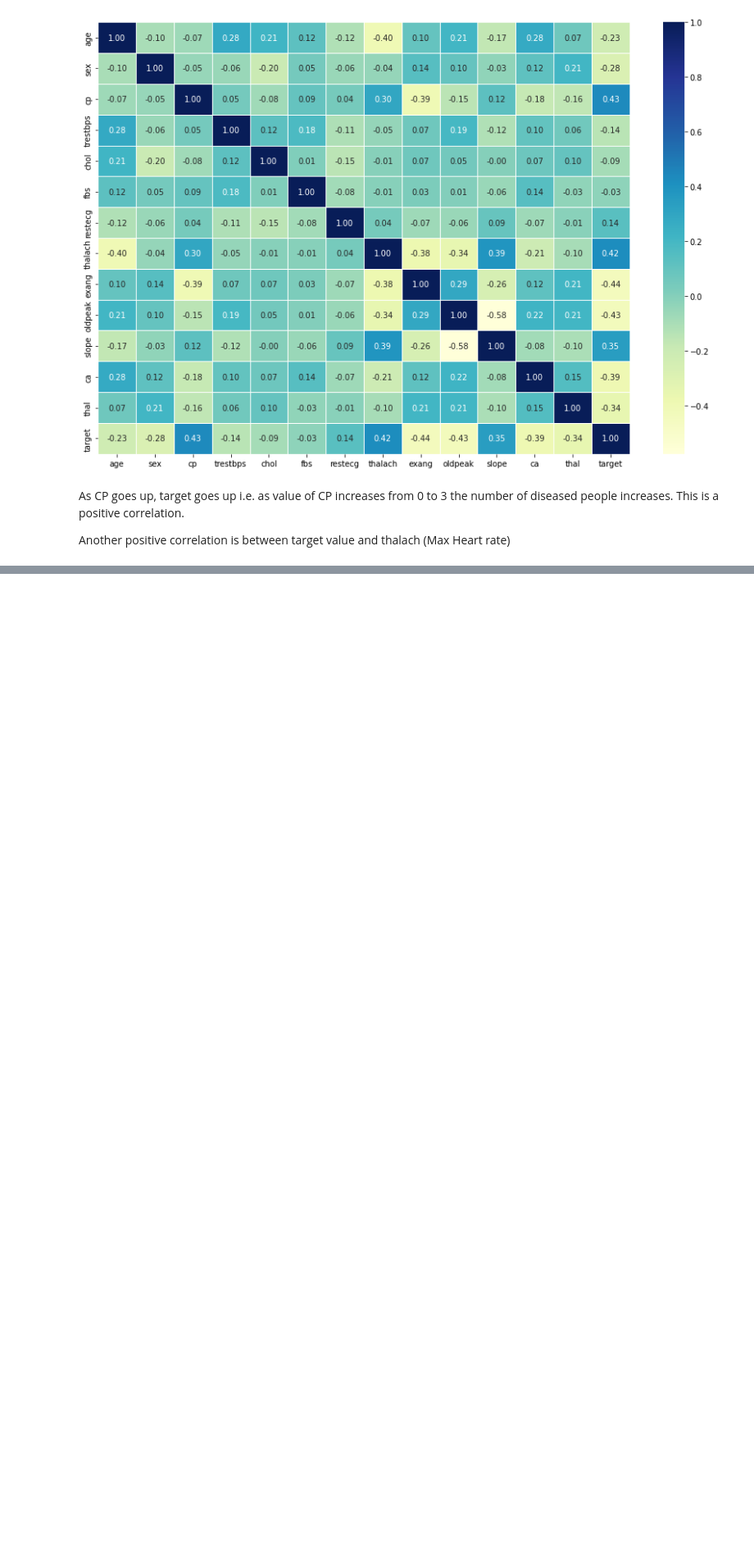
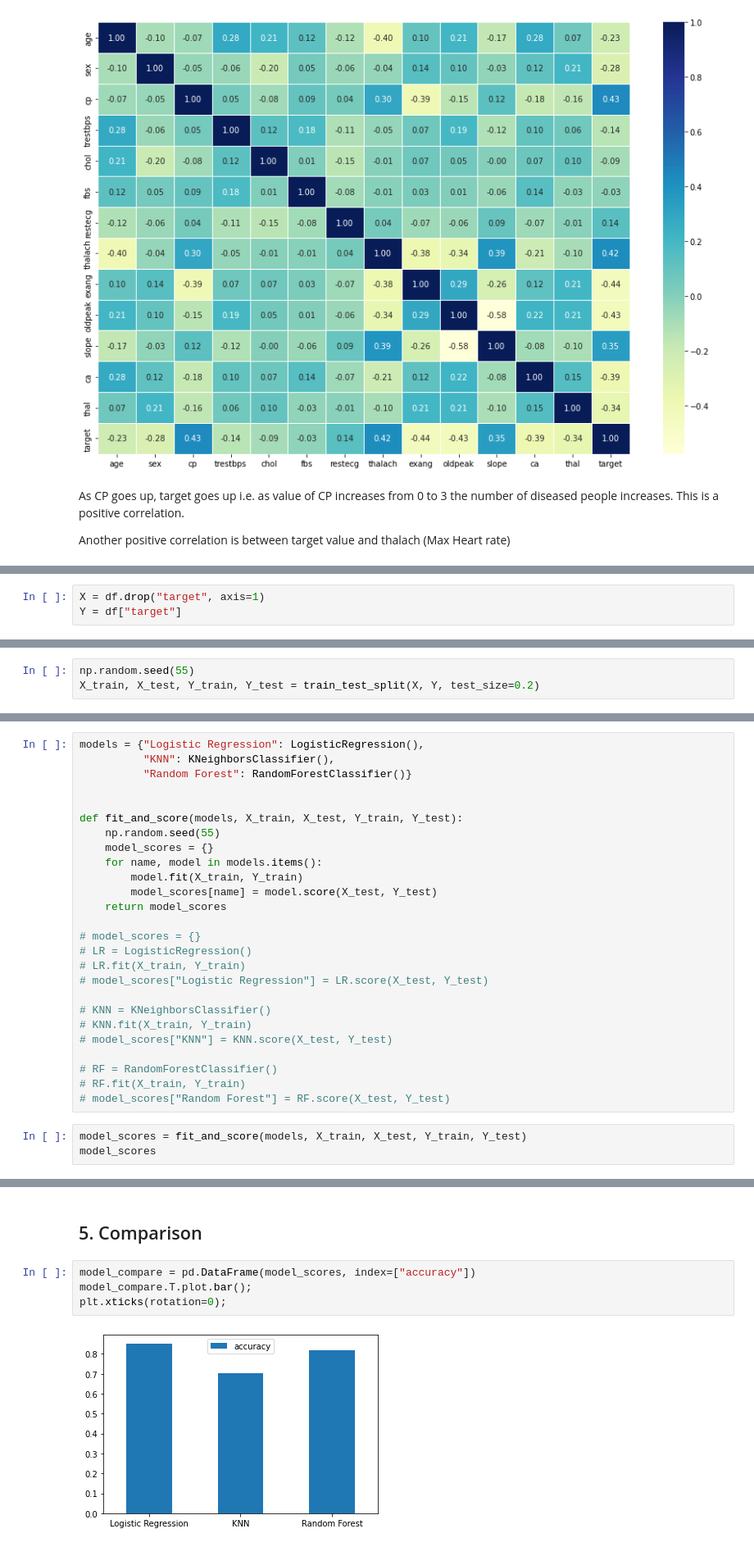
Before and after one commit to Jayk5/ML-project, a Jupyter notebook: Heart Disease detection.ipynb, the cells around one changed output, grey strips where cells are left out. Shown: that part at 82% size. Saved outputs shown, nothing was run; the diff lists cells and outputs as text; blank space fills up the shorter version.

```diff
--- a/Heart Disease detection.ipynb
+++ b/Heart Disease detection.ipynb
@@ -282,0 +287,3 @@ Another positive correlation is between target value and thalach (Max Heart rate
+# %%
+X = df.drop("target", axis=1)
+Y = df["target"]
@@ -282,0 +292,3 @@ Another positive correlation is between target value and thalach (Max Heart rate
+# %%
+np.random.seed(55)
+X_train, X_test, Y_train, Y_test = train_test_split(X, Y, test_size=0.2)
@@ -282,0 +332,29 @@ Another positive correlation is between target value and thalach (Max Heart rate
+# %%
+models = {"Logistic Regression": LogisticRegression(),
+          "KNN": KNeighborsClassifier(),
+          "Random Forest": RandomForestClassifier()}
+
+
+def fit_and_score(models, X_train, X_test, Y_train, Y_test):
+    np.random.seed(55)
+    model_scores = {}
+    for name, model in models.items():
+        model.fit(X_train, Y_train)
+        model_scores[name] = model.score(X_test, Y_test)
+    return model_scores
+
+# model_scores = {}
+# LR = LogisticRegression()
+# LR.fit(X_train, Y_train)
+# model_scores["Logistic Regression"] = LR.score(X_test, Y_test)
+
+# KNN = KNeighborsClassifier()
+# KNN.fit(X_train, Y_train)
+# model_scores["KNN"] = KNN.score(X_test, Y_test)
+
+# RF = RandomForestClassifier()
+# RF.fit(X_train, Y_train)
+# model_scores["Random Forest"] = RF.score(X_test, Y_test)
+# %%
+model_scores = fit_and_score(models, X_train, X_test, Y_train, Y_test)
+model_scores
@@ -282,0 +372,8 @@ Another positive correlation is between target value and thalach (Max Heart rate
+# %% [markdown]
+## 5. Comparison
+# %%
+model_compare = pd.DataFrame(model_scores, index=["accuracy"])
+model_compare.T.plot.bar();
+plt.xticks(rotation=0);
+# %% [output]
+[figure, added]
```
Also changed, not shown: parts of 17 cells of this notebook.
